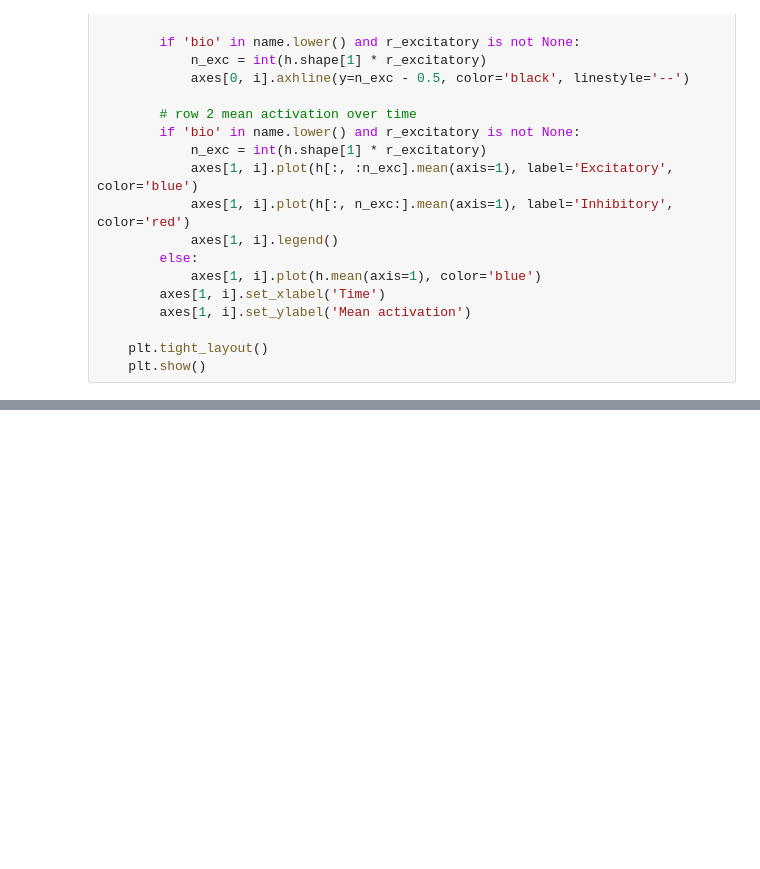
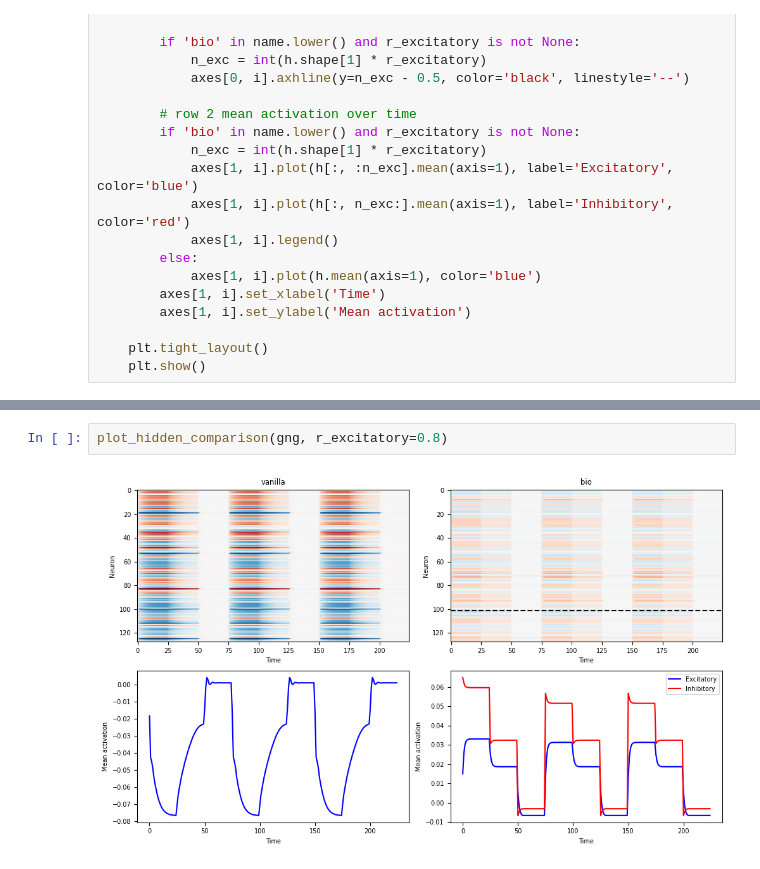
Before and after one commit to nam-ngh/neuro-AI, a Jupyter notebook: main.ipynb, the cells around one changed output, grey strips where cells are left out. Drawn from its saved outputs; the diff is of its cells as text; blank space fills up the shorter version.

```diff
--- a/main.ipynb
+++ b/main.ipynb
@@ -185,0 +165,4 @@ plot_hidden_comparison(dms, r_excitatory=0.8)
+# %%
+plot_hidden_comparison(gng, r_excitatory=0.8)
+# %% [output]
+[figure, added]
```
Also changed, not shown: parts of 10 cells of this notebook, 2 other files.
